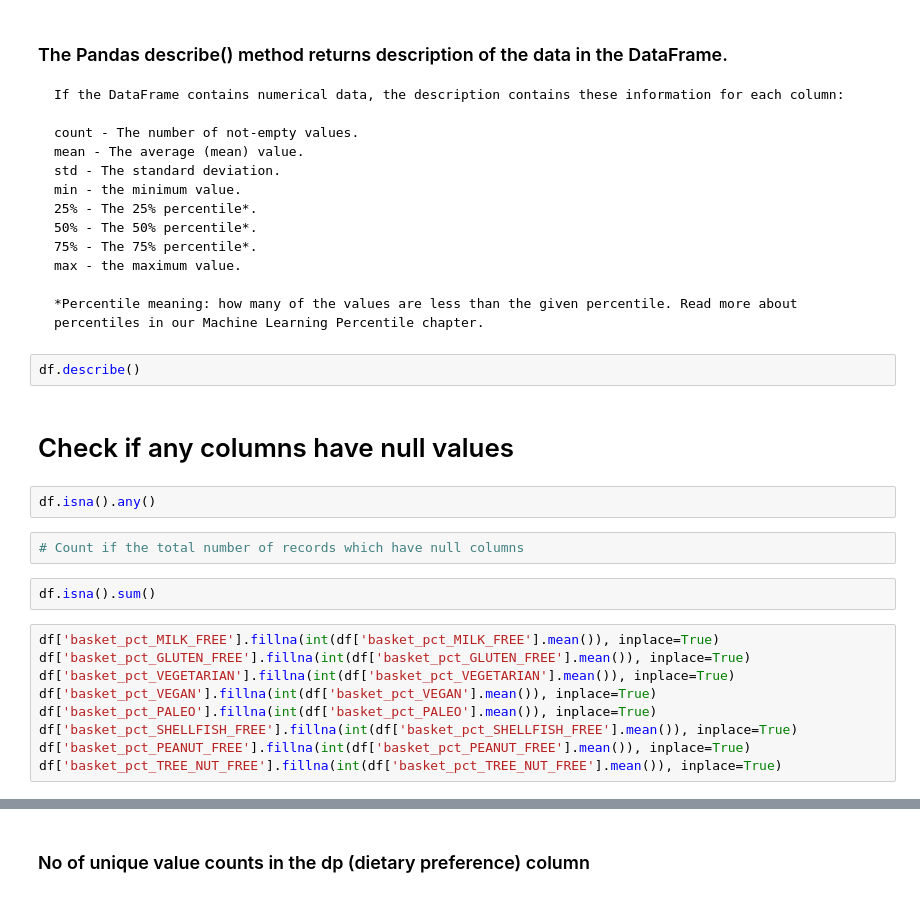
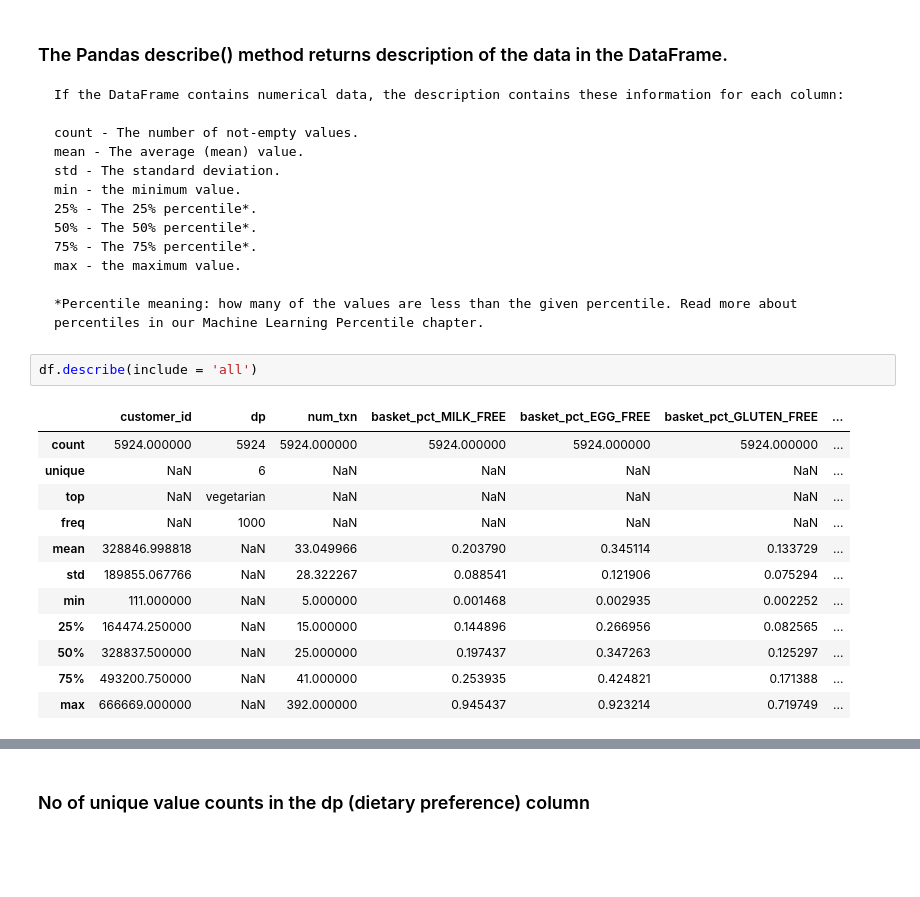
Before and after one commit to DeepikaVadlamudi/AI-ML-Personalization-Workshop, a Jupyter notebook: Personalization/ML_Personalization.ipynb, the cells around one changed output, grey strips where cells are left out. Saved outputs shown, nothing was run; the diff lists cells and outputs as text; blank space fills up the shorter version.

```diff
--- a/Personalization/ML_Personalization.ipynb
+++ b/Personalization/ML_Personalization.ipynb
@@ -105,21 +125,17 @@ df.columns.values
 
     *Percentile meaning: how many of the values are less than the given percentile. Read more about percentiles in our Machine Learning Percentile chapter.
 # %%
-df.describe()
+df.describe(include = 'all')
+# %% [output]
+|  | customer_id | dp | num_txn | basket_pct_MILK_FREE | basket_pct_EGG_FREE | basket_pct_GLUTEN_FREE | ... |
+| count | 5924.000000 | 5924 | 5924.000000 | 5924.000000 | 5924.000000 | 5924.000000 | ... |
+| unique | NaN | 6 | NaN | NaN | NaN | NaN | ... |
+| top | NaN | vegetarian | NaN | NaN | NaN | NaN | ... |
+| freq | NaN | 1000 | NaN | NaN | NaN | NaN | ... |
+| mean | 328846.998818 | NaN | 33.049966 | 0.203790 | 0.345114 | 0.133729 | ... |
+| std | 189855.067766 | NaN | 28.322267 | 0.088541 | 0.121906 | 0.075294 | ... |
+| min | 111.000000 | NaN | 5.000000 | 0.001468 | 0.002935 | 0.002252 | ... |
+| 25% | 164474.250000 | NaN | 15.000000 | 0.144896 | 0.266956 | 0.082565 | ... |
+| 50% | 328837.500000 | NaN | 25.000000 | 0.197437 | 0.347263 | 0.125297 | ... |
+| 75% | 493200.750000 | NaN | 41.000000 | 0.253935 | 0.424821 | 0.171388 | ... |
+| max | 666669.000000 | NaN | 392.000000 | 0.945437 | 0.923214 | 0.719749 | ... |
-# %% [markdown]
-# Check if any columns have null values
-# %%
-df.isna().any()
-# %%
-# Count if the total number of records which have null columns
-# %%
-df.isna().sum()
-# %%
-df['basket_pct_MILK_FREE'].fillna(int(df['basket_pct_MILK_FREE'].mean()), inplace=True)
-df['basket_pct_GLUTEN_FREE'].fillna(int(df['basket_pct_GLUTEN_FREE'].mean()), inplace=True)
-df['basket_pct_VEGETARIAN'].fillna(int(df['basket_pct_VEGETARIAN'].mean()), inplace=True)
-df['basket_pct_VEGAN'].fillna(int(df['basket_pct_VEGAN'].mean()), inplace=True)
-df['basket_pct_PALEO'].fillna(int(df['basket_pct_PALEO'].mean()), inplace=True)
-df['basket_pct_SHELLFISH_FREE'].fillna(int(df['basket_pct_SHELLFISH_FREE'].mean()), inplace=True)
-df['basket_pct_PEANUT_FREE'].fillna(int(df['basket_pct_PEANUT_FREE'].mean()), inplace=True)
-df['basket_pct_TREE_NUT_FREE'].fillna(int(df['basket_pct_TREE_NUT_FREE'].mean()), inplace=True)
```
Also changed, not shown: parts of 32 cells of this notebook.
